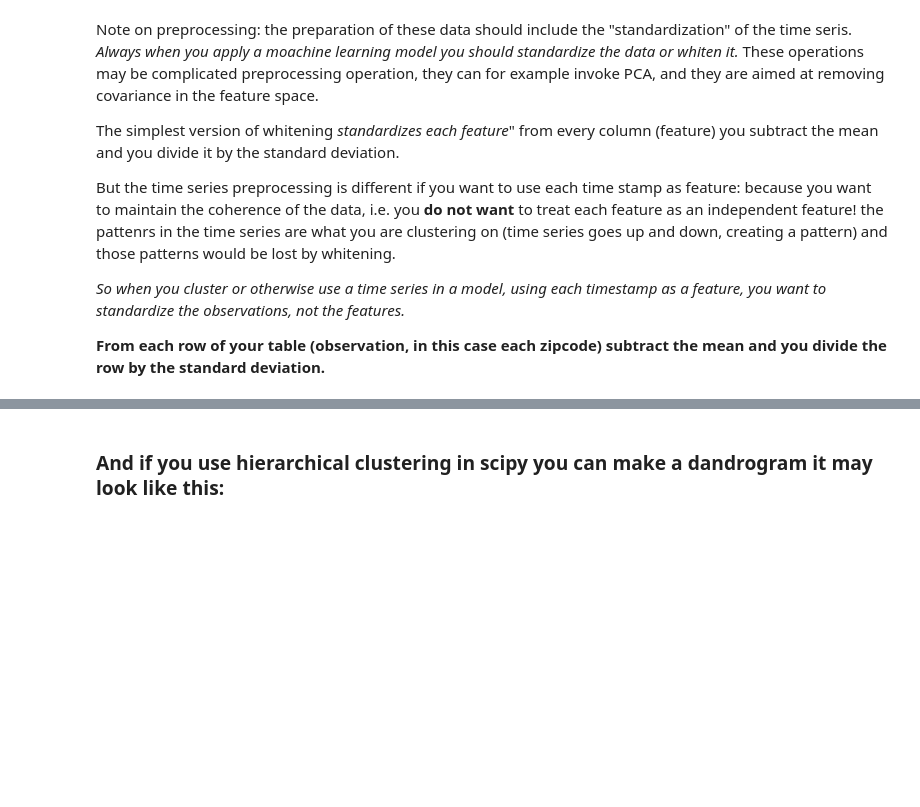
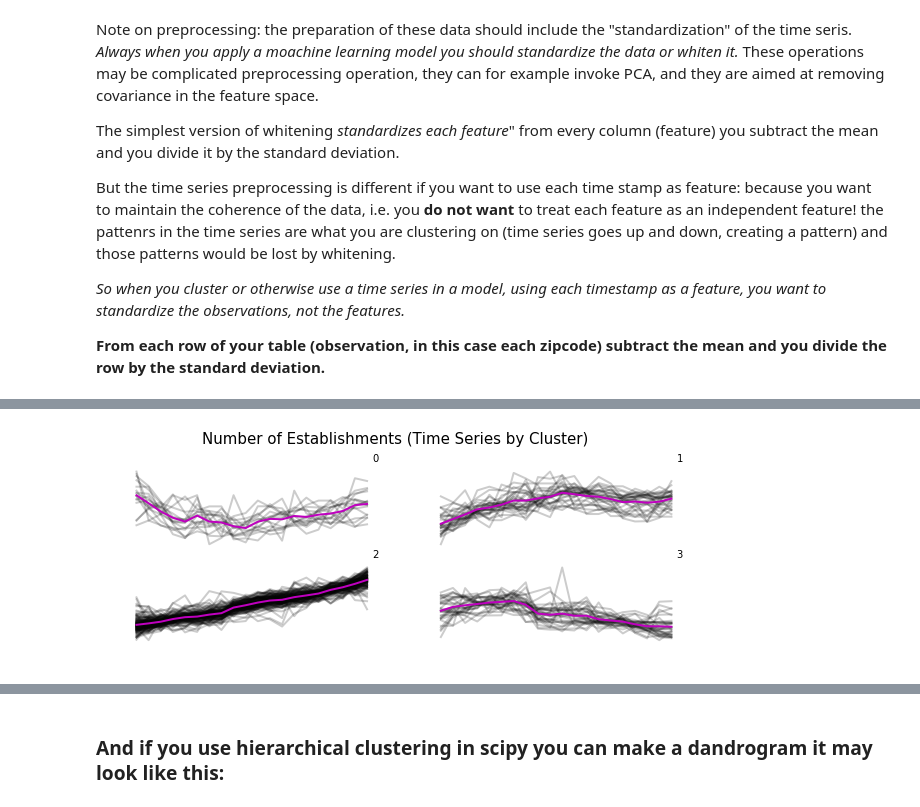
Before and after one commit to timurmukhtarov/PUI2018_tm1722, a Jupyter notebook: HW12_tm1722/HW11_Assignment1_instructions.ipynb, the cells around one changed output, grey strips where cells are left out. Saved outputs shown, nothing was run; the diff lists cells and outputs as text; code cells hidden in the pictures; blank space fills up the shorter version.

```diff
--- a/HW12_tm1722/HW11_Assignment1_instructions.ipynb
+++ b/HW12_tm1722/HW11_Assignment1_instructions.ipynb
@@ -354,3 +307,0 @@ cleancsb.shape
-# %%
-#then the standardization will look like:
-vals = ((cleancsb.T - cleancsb.mean(1)) / cleancsb.std(1)).T
@@ -368,7 +311,7 @@ vals.std(axis=1).shape
 Cluster the NUMBER OF ESTABLISHMENTS time series with K-means in a few clusters (as discussed there is no real good, sound way to decide what a good number is here. try a few options, keeping in mind a few is more than a couple, but i recommand you stay within the single digit numbers)
 # %%
 #cluster with kmeans
-km = KMeans(n_clusters=nc, random_state=444).fit(vals)
+km = KMeans(n_clusters=4, random_state=444).fit(vals)
 # %%
 #each observation in the km object has a label:
 #that is the cluster assigned to that observation
@@ -377,0 +335,3 @@ km.labels_.shape
+# %%
+vals['Cluster_Number'] = km.labels_
+vals.head()
@@ -377,0 +346,15 @@ km.labels_.shape
+# %%
+plt.figure(figsize=(10,5))
+plt.suptitle('Number of Establishments (Time Series by Cluster)', fontsize=15)
+n=320
+for x in range(4):
+    n+=1
+    plt.subplot(n)
+    seg = vals[vals.Cluster_Number == x]
+    for i in range(len(seg)):
+        plt.plot(range(1994,2014), seg.iloc[i][0:-1], c='k', alpha=0.2, linewidth=2)
+    plt.plot(range(1994,2014), seg.mean()[0:-1], c='m', alpha=1, linewidth=2)
+    plt.axis('off')
+    plt.title('{}'.format(x), fontsize=10, loc='right')
+# %% [output]
+[figure, added]
```
Also changed, not shown: parts of 42 cells of this notebook.
